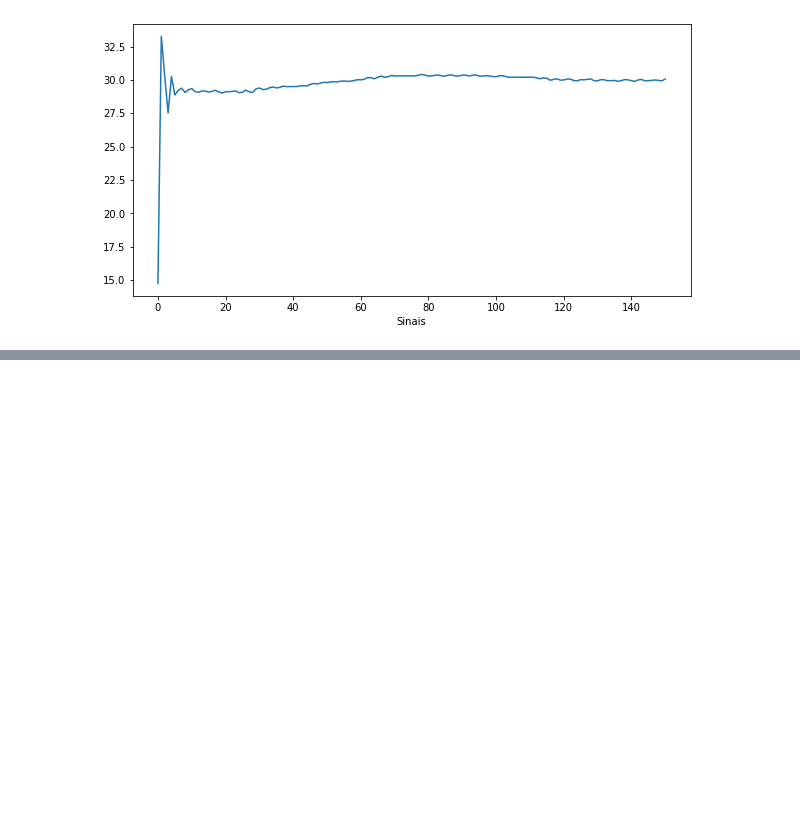
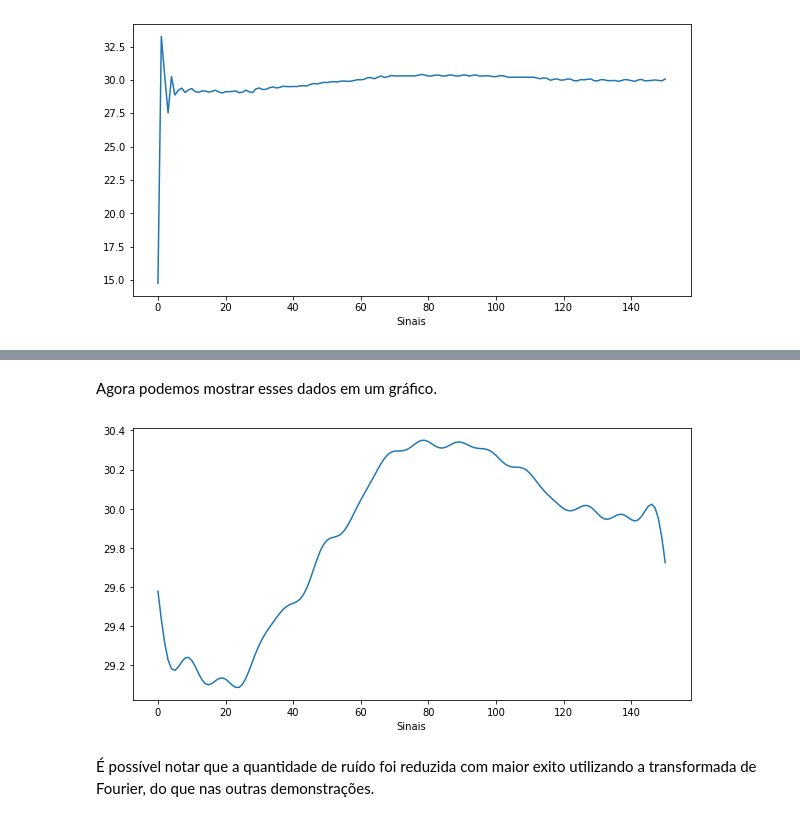
Before and after one commit to armando-desouza/programming_applied_to_data_science, a Jupyter notebook: analysis-of-temperature-evolution.ipynb, the cells around one changed output, grey strips where cells are left out. Cells and saved outputs as stored; diff of their text form; code cells hidden in the pictures; blank space fills up the shorter version.

```diff
--- a/analysis-of-temperature-evolution.ipynb
+++ b/analysis-of-temperature-evolution.ipynb
@@ -173,0 +181,17 @@ A **Transformada de Fourier** é uma ferramenta matemática que permite decompor
+# %%
+# 1. Calcular a transformada de Fourier do sinal usando a função fft do módulo numpy.fft
+x = sinal
+N = len(x)
+X = np.fft.fft(x) # DFT do Sinal
+
+f = np.fft.fftfreq(N) # Frequências da DFT
+# 2. Definir um limite de frequência para separar o sinal do ruído.
+cutoff = 0.1 # limite de frequência
+X_filtered = X.copy()
+
+# 3. Ajustar os coeficientes da transformada de Fourier para remover as frequências acima do limite definido
+X_filtered[(f > cutoff) | (f < -cutoff)] = 0 # Remova frequências acima do limite.
+
+# 4. Calcular a tranformada inversa de Fourier do sinal filtrado usando a função ifft do módulo numpy.fft.
+x_filtered = np.fft.ifft(X_filtered) # Sinal filtrado.
+print(x_filtered)
@@ -173,0 +216,14 @@ A **Transformada de Fourier** é uma ferramenta matemática que permite decompor
+# %% [markdown]
+Agora podemos mostrar esses dados em um gráfico.
+# %%
+plt.figure(figsize=(10, 5))
+
+plt.plot(x_filtered)
+
+plt.xlabel('Sinais')
+
+plt.show()
+# %% [output]
+[figure, added]
+# %% [markdown]
+É possível notar que a quantidade de ruído foi reduzida com maior exito utilizando a transformada de Fourier, do que nas outras demonstrações.
```
Also changed, not shown: parts of 2 cells of this notebook.
